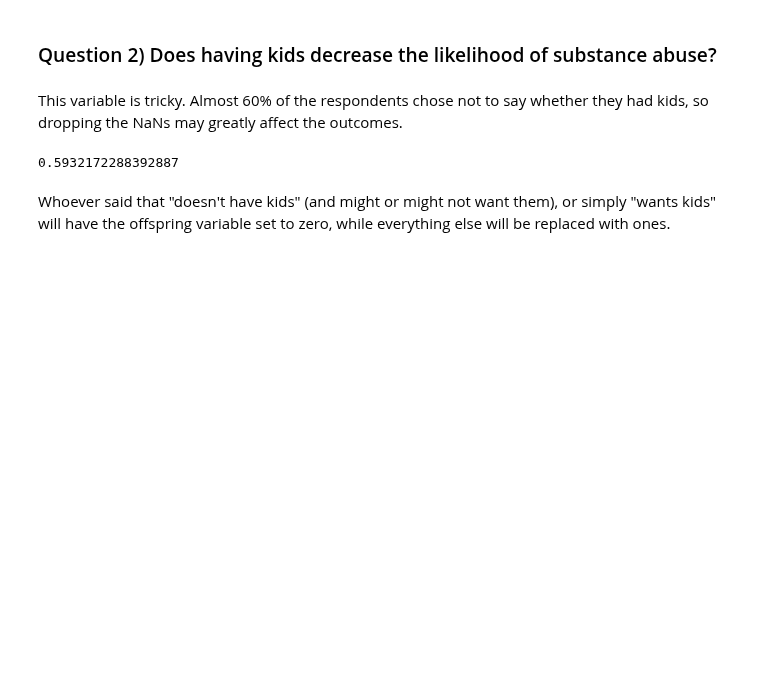
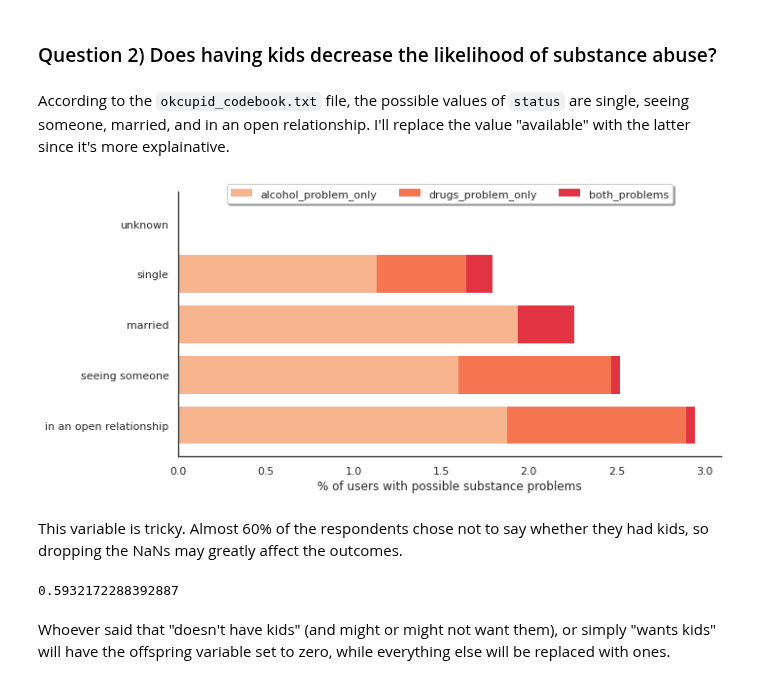
Before and after one commit to brunoarine/substance-problem-study, a Jupyter notebook: notebooks/project.ipynb, the cells around one changed output. Saved outputs shown, nothing was run; the diff lists cells and outputs as text; code cells hidden in the pictures; blank space fills up the shorter version.

```diff
--- a/notebooks/project.ipynb
+++ b/notebooks/project.ipynb
@@ -123,5 +154,29 @@ plt.show()
 # %% [markdown]
 ### Question 2) Does having kids decrease the likelihood of substance abuse?
+# %% [markdown]
+According to the `okcupid_codebook.txt` file, the possible values of `status` are single, seeing someone, married, and in an open relationship. I'll replace the value "available" with the latter since it's more explainative.
+# %%
+df["status"] = df["status"].replace({"available": "in an open relationship"})
+# %%
+sns.set_style("white")
+sns.set_palette("rocket_r")
+sns.set_context("notebook")
+
+status_stacked = df.groupby("status").mean()[['alcohol_problem_only',
+                                               'drugs_problem_only',
+                                               'both_problems',
+                                               'abuse']].sort_values('abuse')*100
+status_stacked.drop('abuse', axis=1, inplace=True)
+status_stacked.plot(kind='barh', stacked=True, figsize=(10,5), width=0.75, linewidth=0)
+plt.ylabel("")
+plt.xlabel("% of users with possible substance problems")
+plt.gca().invert_yaxis()
+plt.legend(loc='upper center', bbox_to_anchor=(0.5, 1.05),
+          ncol=3, fancybox=True, shadow=True)
+sns.despine()
+plt.show()
+# %% [output]
+[figure, added]
 # %% [markdown]
 This variable is tricky. Almost 60% of the respondents chose not to say whether they had kids, so dropping the NaNs may greatly affect the outcomes.
 # %%
```
Also changed, not shown: parts of 9 cells of this notebook.
